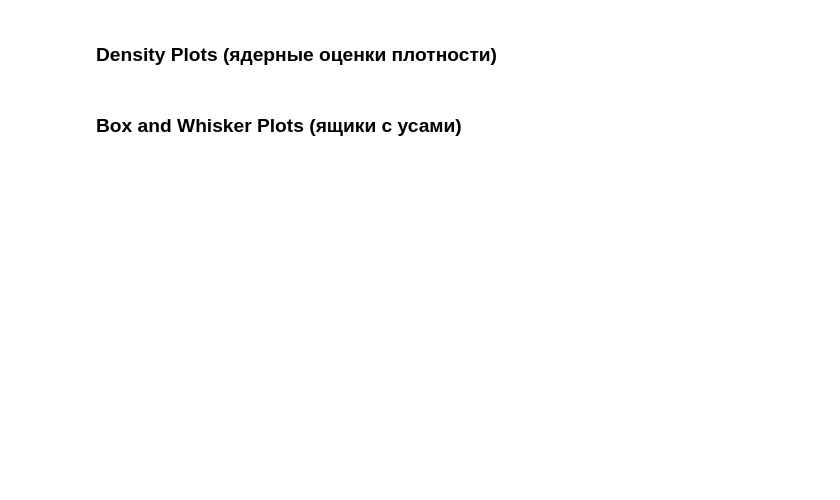
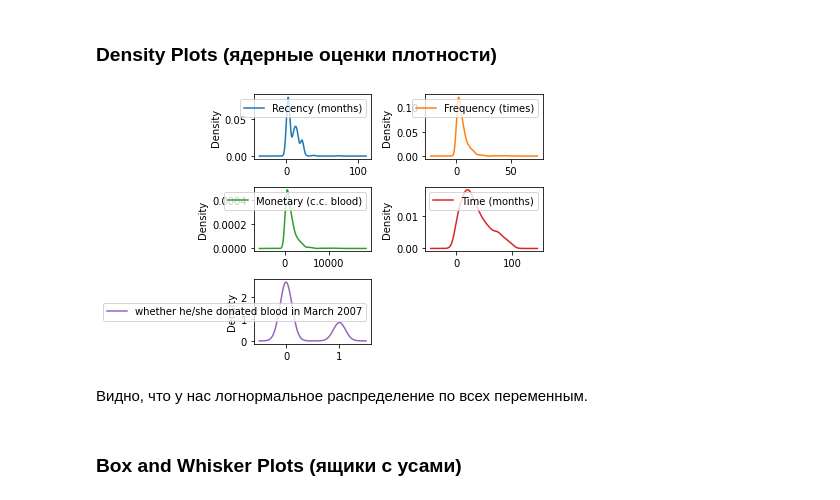
Before and after one commit to endygamedev/university, a Jupyter notebook: 3-course-5-semester/analytical-marketing/task-1/AnMark_HW_1.ipynb, the cells around one changed output. Saved outputs shown, nothing was run; the diff lists cells and outputs as text; code cells hidden in the pictures; blank space fills up the shorter version.

```diff
--- a/3-course-5-semester/analytical-marketing/task-1/AnMark_HW_1.ipynb
+++ b/3-course-5-semester/analytical-marketing/task-1/AnMark_HW_1.ipynb
@@ -104,4 +147,12 @@ df.describe()
 # %% [markdown]
 ### Density Plots (ядерные оценки плотности)
+# %%
+df.plot(kind='density', subplots=True, layout=(3,2), sharex=False)
+plot.tight_layout()
+plot.show()
+# %% [output]
+[figure, added]
+# %% [markdown]
+Видно, что у нас логнормальное распределение по всех переменным.
 # %% [markdown]
 ### Box and Whisker Plots (ящики с усами)
```
Also changed, not shown: parts of 33 cells of this notebook, 3 other files.
